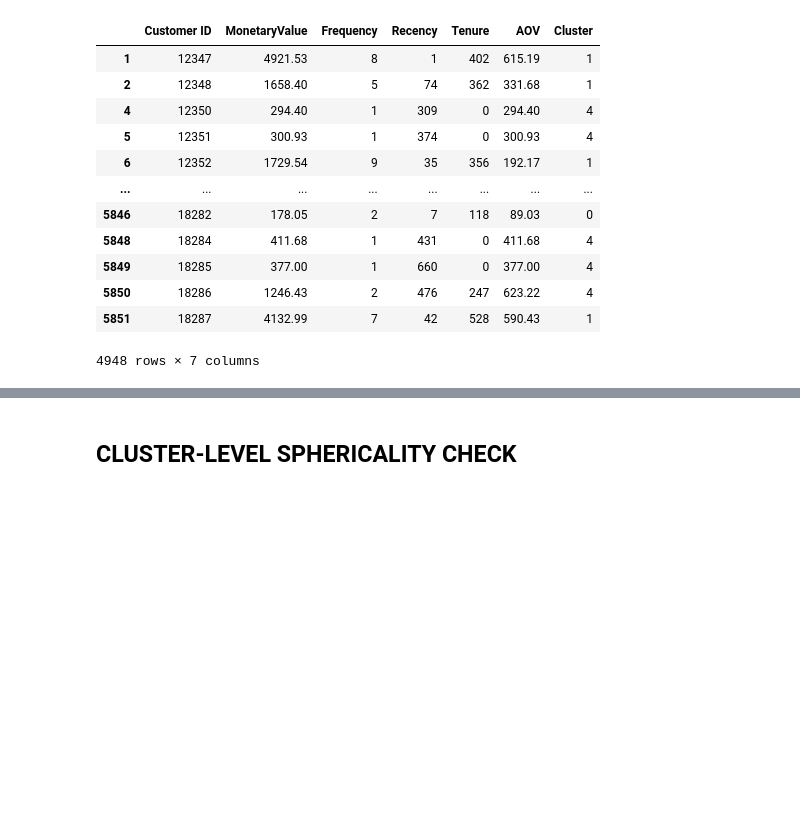
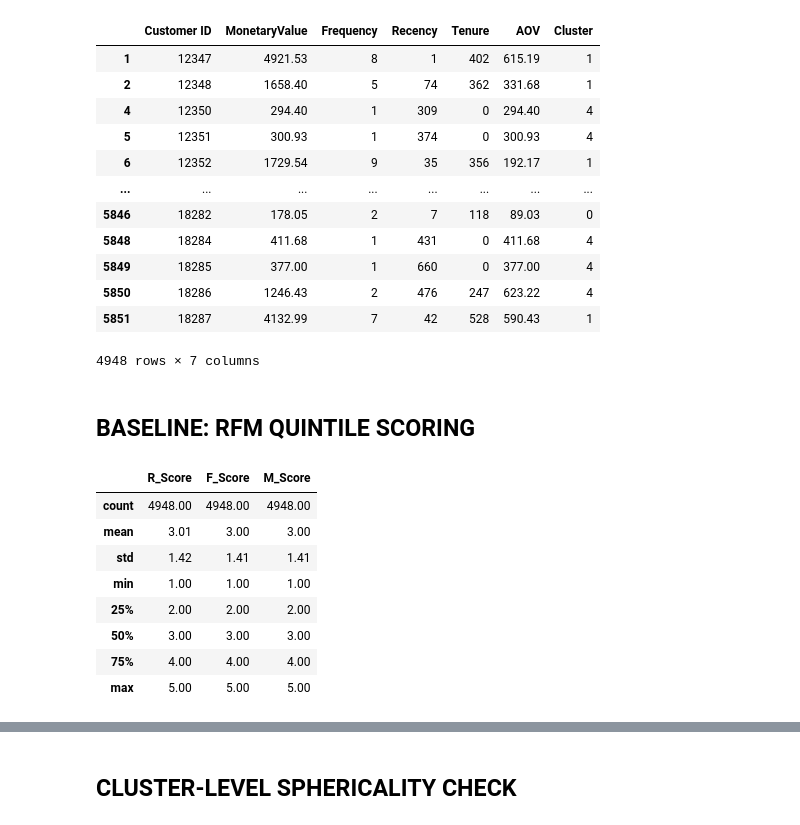
Before and after one commit to adulamaciej/Customer-Segmentation-K-Means, a Jupyter notebook: notebooks/clustering.ipynb, the cells around one changed output, grey strips where cells are left out. Saved outputs shown, nothing was run; the diff lists cells and outputs as text; code cells hidden in the pictures; blank space fills up the shorter version.

```diff
--- a/notebooks/clustering.ipynb
+++ b/notebooks/clustering.ipynb
@@ -1192,3 +1192,26 @@ non_outliers_df
 | 5850 | 18286 | 1246.43 | 2 | 476 | 247 | 623.22 | 4 |
 | 5851 | 18287 | 4132.99 | 7 | 42 | 528 | 590.43 | 1 |
 4948 rows × 7 columns
+# %% [markdown]
+<h2>BASELINE: RFM QUINTILE SCORING</h2>
+# %%
+rfm_baseline = non_outliers_df.copy()
+
+# Recency: lower is better, so reversed quintile labels (1=worst/highest recency, 5=best/lowest recency)
+rfm_baseline["R_Score"] = pd.qcut(rfm_baseline["Recency"], 5, labels=[5, 4, 3, 2, 1]).astype(int)
+
+# Frequency and Monetary: higher is better, so  normal order
+rfm_baseline["F_Score"] = pd.qcut(rfm_baseline["Frequency"].rank(method="first"), 5, labels=[1, 2, 3, 4, 5]).astype(int)
+rfm_baseline["M_Score"] = pd.qcut(rfm_baseline["MonetaryValue"], 5, labels=[1, 2, 3, 4, 5]).astype(int)
+
+rfm_baseline[["R_Score", "F_Score", "M_Score"]].describe()
+# %% [output]
+|  | R_Score | F_Score | M_Score |
+| count | 4948.00 | 4948.00 | 4948.00 |
+| mean | 3.01 | 3.00 | 3.00 |
+| std | 1.42 | 1.41 | 1.41 |
+| min | 1.00 | 1.00 | 1.00 |
+| 25% | 2.00 | 2.00 | 2.00 |
+| 50% | 3.00 | 3.00 | 3.00 |
+| 75% | 4.00 | 4.00 | 4.00 |
+| max | 5.00 | 5.00 | 5.00 |
```
Also changed, not shown: parts of 3 cells of this notebook, 1 other file.
